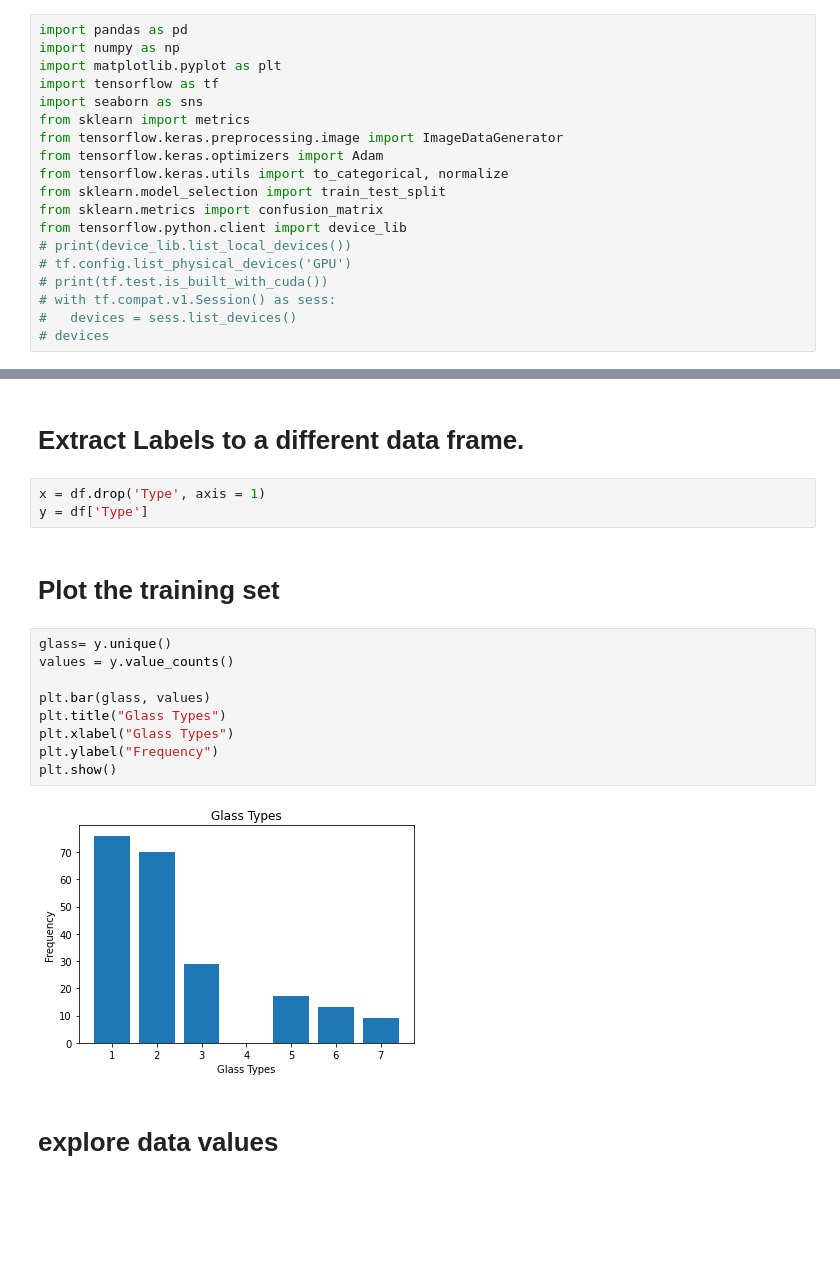
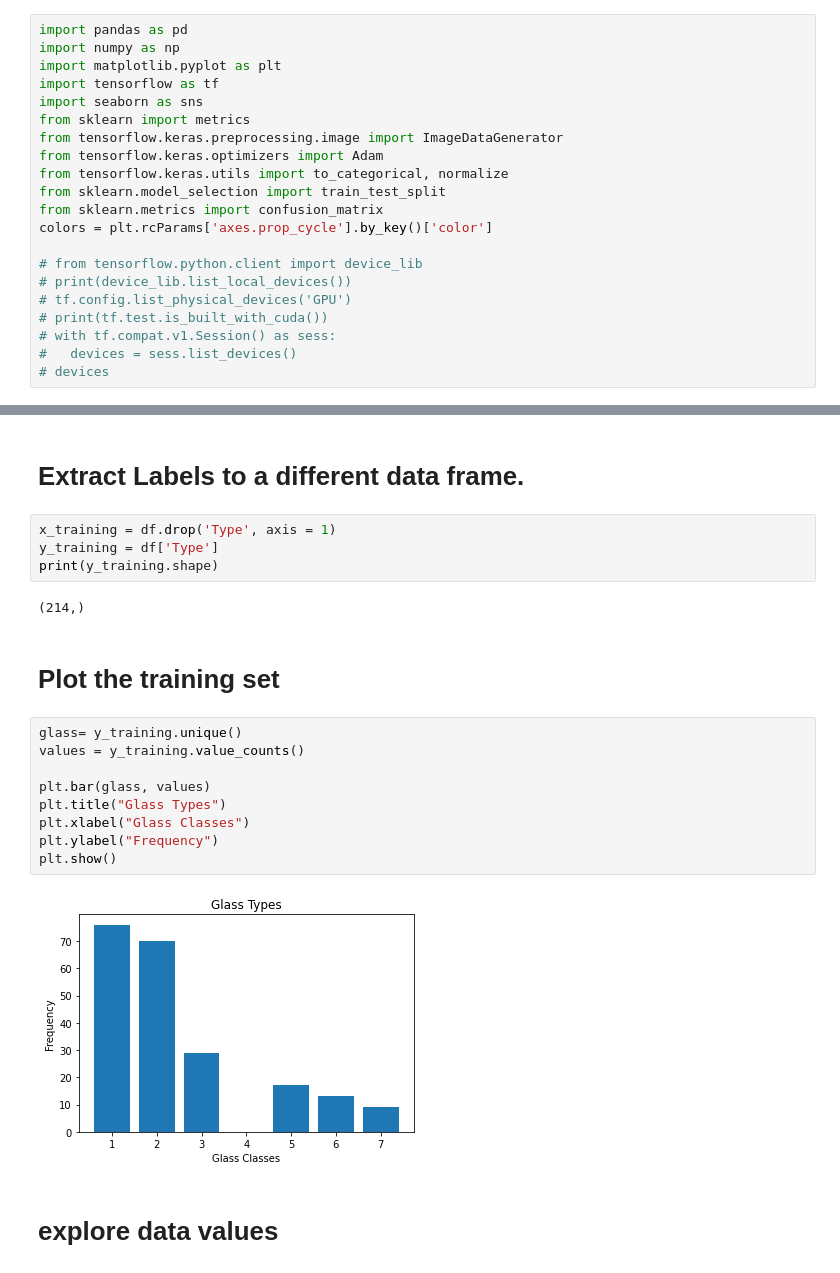
Before and after one commit to castortroy05/bdcw2, a Jupyter notebook: bdcw2.ipynb, the cells around one changed output, grey strips where cells are left out. Drawn from its saved outputs; the diff is of its cells as text; blank space fills up the shorter version.

```diff
--- a/bdcw2.ipynb
+++ b/bdcw2.ipynb
@@ -12,7 +12,9 @@ from tensorflow.keras.optimizers import Adam
 from tensorflow.keras.utils import to_categorical, normalize
 from sklearn.model_selection import train_test_split
 from sklearn.metrics import confusion_matrix
-from tensorflow.python.client import device_lib
+colors = plt.rcParams['axes.prop_cycle'].by_key()['color']
+
+# from tensorflow.python.client import device_lib
 # print(device_lib.list_local_devices())
 # tf.config.list_physical_devices('GPU')
 # print(tf.test.is_built_with_cuda())
@@ -110,21 +114,24 @@ p=sns.pairplot(df, hue='Type')
 # %% [markdown]
 # Extract Labels to a different data frame.
 # %%
-x = df.drop('Type', axis = 1)
-y = df['Type']
+x_training = df.drop('Type', axis = 1)
+y_training = df['Type']
+print(y_training.shape)
+# %% [output]
+(214,)
 # %% [markdown]
 # Plot the training set
 # %%
-glass= y.unique()
-values = y.value_counts()
+glass= y_training.unique()
+values = y_training.value_counts()
 
 plt.bar(glass, values)
 plt.title("Glass Types")
-plt.xlabel("Glass Types")
+plt.xlabel("Glass Classes")
 plt.ylabel("Frequency")
 plt.show()
 # %% [output]
-[figure, old version]
+[figure, new version]
 # %% [markdown]
 # explore data values
 # %%
```
Also changed, not shown: parts of 17 cells of this notebook.
